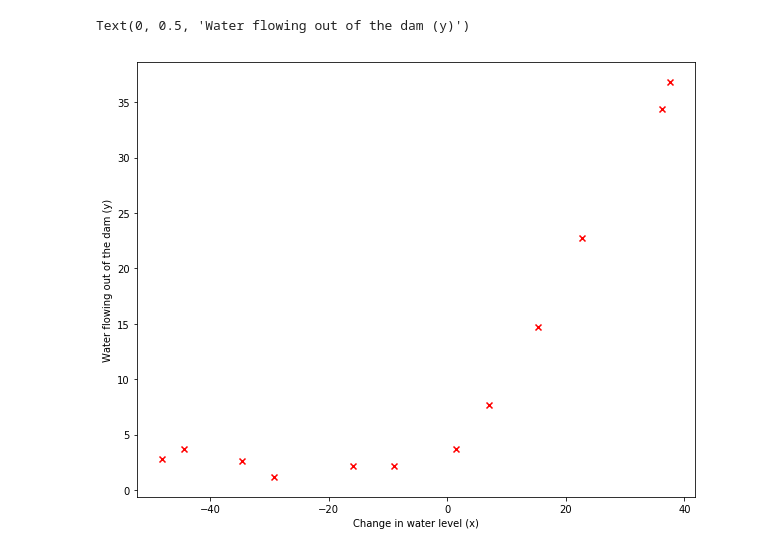
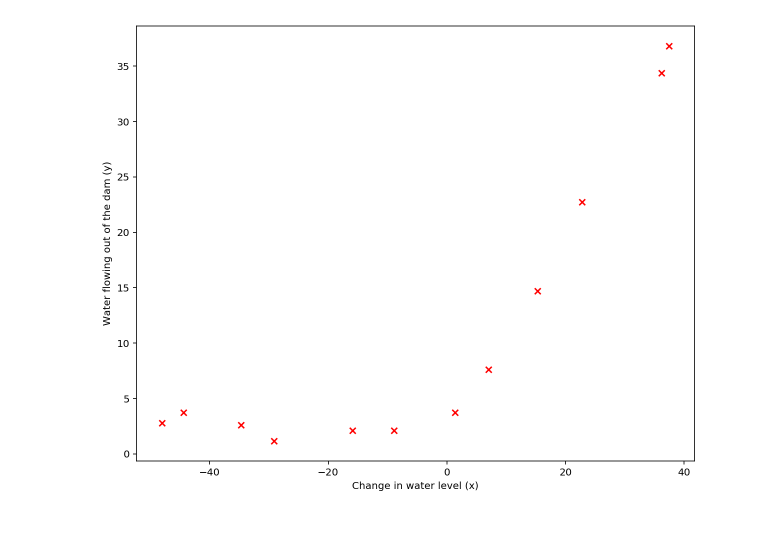
Before and after one commit to anirudh582/machine_learning, a Jupyter notebook: 5.regularized_linear_regression_and_bias_vs_variance.ipynb, the cells around one changed output. Drawn from its saved outputs; the diff is of its cells as text; code cells hidden in the pictures; blank space fills up the shorter version.

```diff
--- a/5.regularized_linear_regression_and_bias_vs_variance.ipynb
+++ b/5.regularized_linear_regression_and_bias_vs_variance.ipynb
@@ -15,12 +16,11 @@ ytest = data['ytest']
 # %%
 #visualize data
 fig = plt.figure(figsize=(10,8))
 plt.scatter(x,y,marker='x',color='r')
-plt.xlabel('Change in water level (x)')
-plt.ylabel('Water flowing out of the dam (y)')
+_=plt.xlabel('Change in water level (x)')
+_=plt.ylabel('Water flowing out of the dam (y)')
 # %% [output]
-Text(0, 0.5, 'Water flowing out of the dam (y)')
-[figure, old version]
+[figure, new version]
 # %%
 #build polygon features
 def poly_features(x,p):
```
Also changed, not shown: parts of 38 cells of this notebook.
